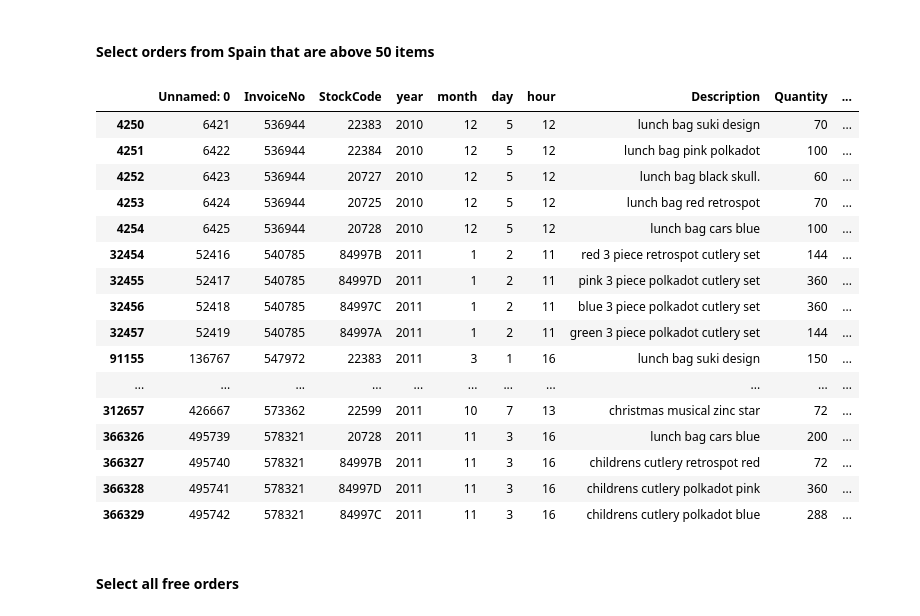
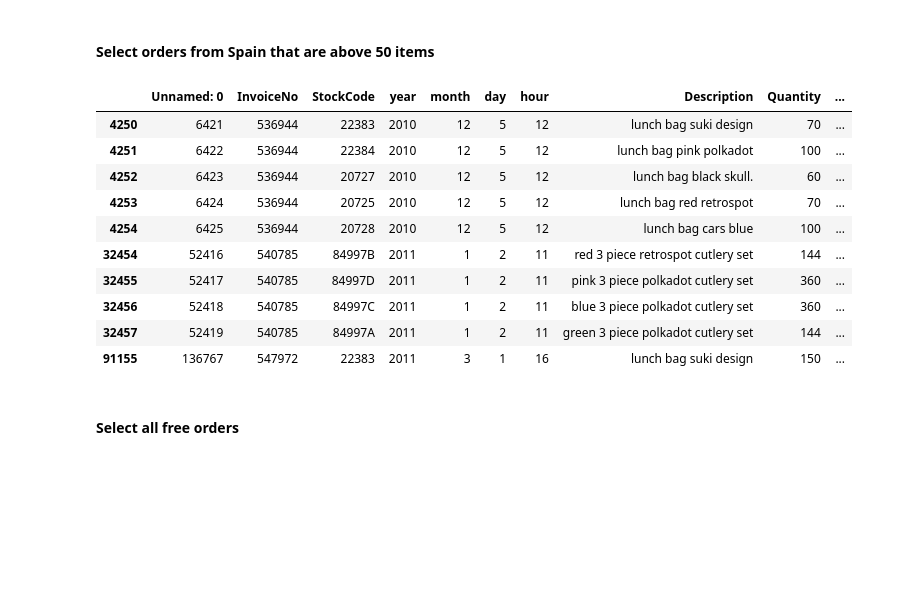
Before and after one commit to carlosmd14/datamad0119, a Jupyter notebook: module-2/lab-subsetting-and-descriptive-stats/your-code/main.ipynb, the cells around one changed output. Saved outputs shown, nothing was run; the diff lists cells and outputs as text; code cells hidden in the pictures; blank space fills up the shorter version.

```diff
--- a/module-2/lab-subsetting-and-descriptive-stats/your-code/main.ipynb
+++ b/module-2/lab-subsetting-and-descriptive-stats/your-code/main.ipynb
@@ -458,25 +444,19 @@ orders[orders.Quantity > 50]
 #### Select orders from Spain that are above 50 items
 # %%
 # your answer here
-orders[(orders.Quantity > 50) & (orders.Country == 'Spain')]
+orders[(orders.Quantity > 50) & (orders.Country == 'Spain')].head(10)
 # %% [output]
 |  | Unnamed: 0 | InvoiceNo | StockCode | year | month | day | hour | Description | Quantity | ... |
 | 4250 | 6421 | 536944 | 22383 | 2010 | 12 | 5 | 12 | lunch bag suki design | 70 | ... |
 | 4251 | 6422 | 536944 | 22384 | 2010 | 12 | 5 | 12 | lunch bag pink polkadot | 100 | ... |
 | 4252 | 6423 | 536944 | 20727 | 2010 | 12 | 5 | 12 | lunch bag black skull. | 60 | ... |
 | 4253 | 6424 | 536944 | 20725 | 2010 | 12 | 5 | 12 | lunch bag red retrospot | 70 | ... |
 | 4254 | 6425 | 536944 | 20728 | 2010 | 12 | 5 | 12 | lunch bag cars blue | 100 | ... |
 | 32454 | 52416 | 540785 | 84997B | 2011 | 1 | 2 | 11 | red 3 piece retrospot cutlery set | 144 | ... |
 | 32455 | 52417 | 540785 | 84997D | 2011 | 1 | 2 | 11 | pink 3 piece polkadot cutlery set | 360 | ... |
 | 32456 | 52418 | 540785 | 84997C | 2011 | 1 | 2 | 11 | blue 3 piece polkadot cutlery set | 360 | ... |
 | 32457 | 52419 | 540785 | 84997A | 2011 | 1 | 2 | 11 | green 3 piece polkadot cutlery set | 144 | ... |
 | 91155 | 136767 | 547972 | 22383 | 2011 | 3 | 1 | 16 | lunch bag suki design | 150 | ... |
-| ... | ... | ... | ... | ... | ... | ... | ... | ... | ... | ... |
-| 312657 | 426667 | 573362 | 22599 | 2011 | 10 | 7 | 13 | christmas musical zinc star | 72 | ... |
-| 366326 | 495739 | 578321 | 20728 | 2011 | 11 | 3 | 16 | lunch bag cars blue | 200 | ... |
-| 366327 | 495740 | 578321 | 84997B | 2011 | 11 | 3 | 16 | childrens cutlery retrospot red | 72 | ... |
-| 366328 | 495741 | 578321 | 84997D | 2011 | 11 | 3 | 16 | childrens cutlery polkadot pink | 360 | ... |
-| 366329 | 495742 | 578321 | 84997C | 2011 | 11 | 3 | 16 | childrens cutlery polkadot blue | 288 | ... |
 # %% [markdown]
 #### Select all free orders
 # %%
```
Also changed, not shown: parts of 7 cells of this notebook.
